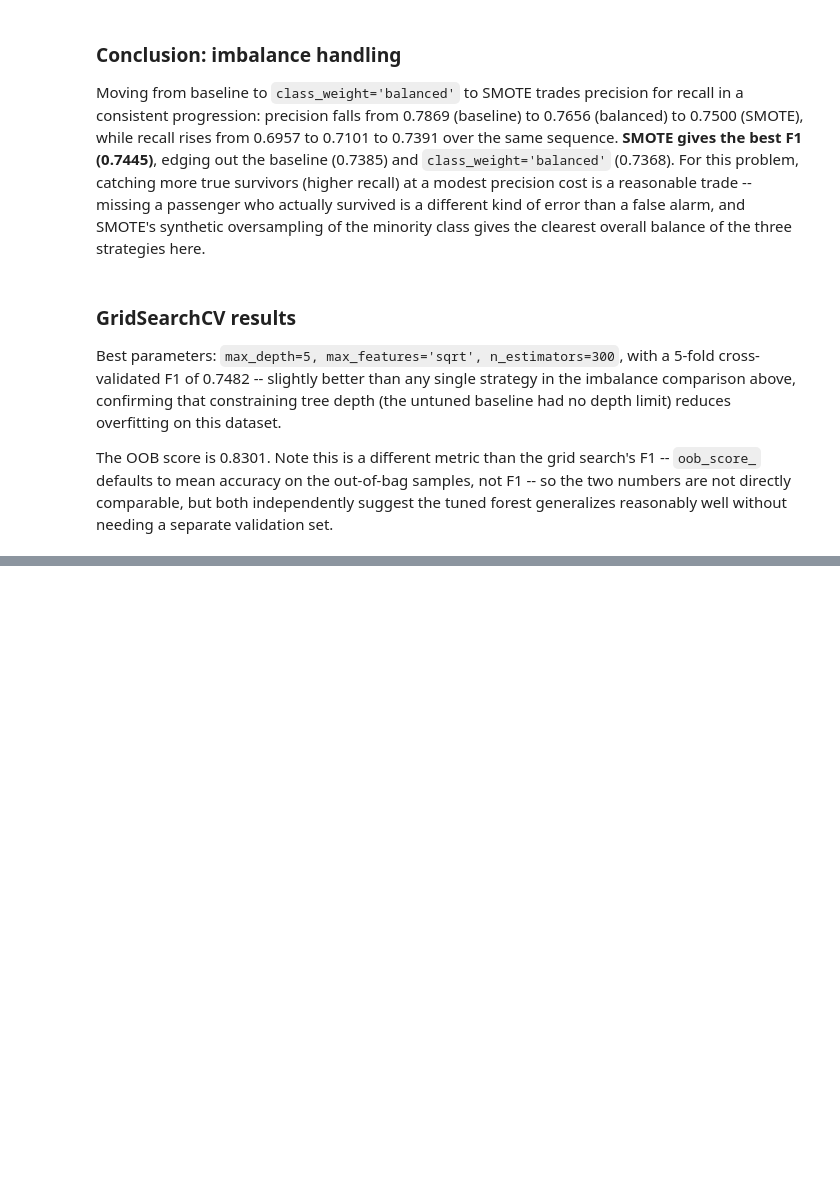
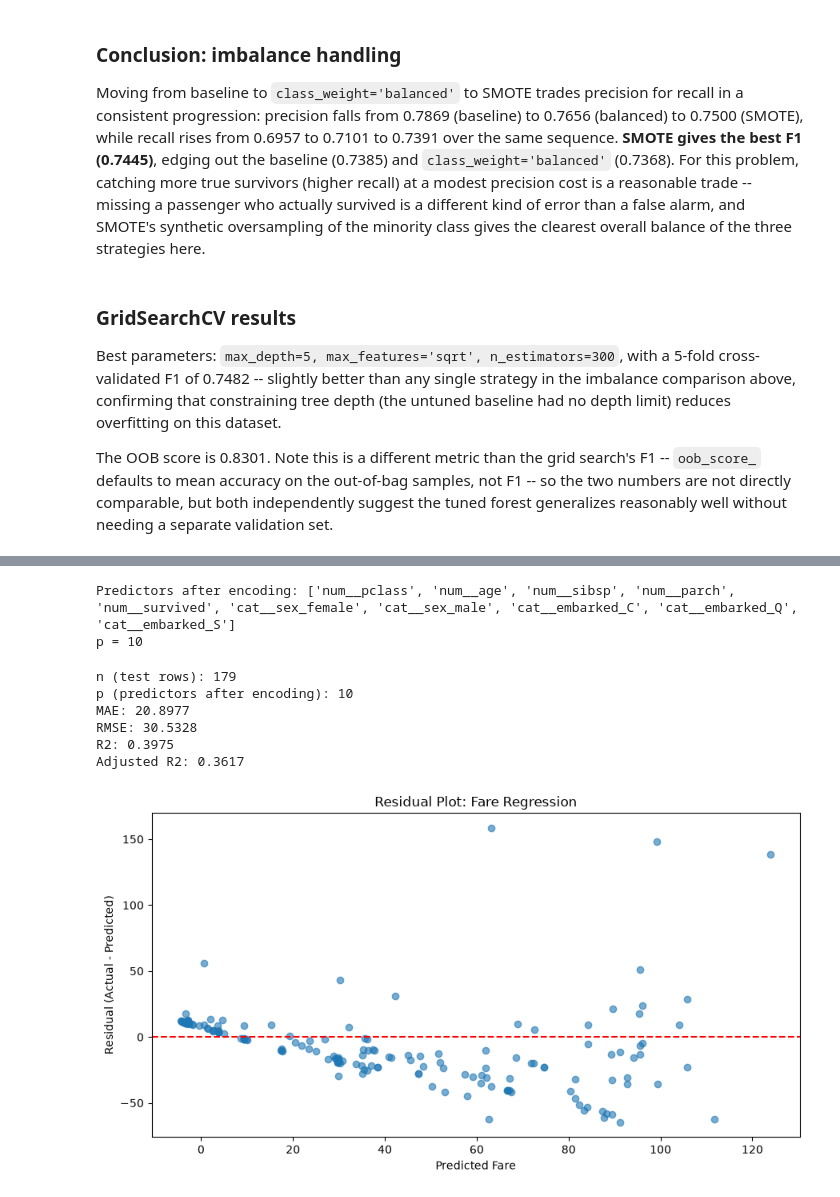
Before and after one commit to karanamsai1976-dotcom/zepto-data-ai-platform-capstone, a Jupyter notebook: analytics/02_modeling.ipynb, the cells around one changed output, grey strips where cells are left out. Cells and saved outputs as stored; diff of their text form; code cells hidden in the pictures; blank space fills up the shorter version.

Commit message:
Add fare regression sub-task: MAE/RMSE/R2/AdjR2 and heteroscedasticity verdict

```diff
--- a/analytics/02_modeling.ipynb
+++ b/analytics/02_modeling.ipynb
@@ -387,0 +395,79 @@ needing a separate validation set.
+# %%
+from sklearn.linear_model import LinearRegression
+
+X_reg = df_model.drop(columns=["fare"])
+y_reg = df_model["fare"]
+
+X_reg_train, X_reg_test, y_reg_train, y_reg_test = train_test_split(
+    X_reg, y_reg, test_size=0.2, random_state=42
+)
+
+numeric_features_reg = ["pclass", "age", "sibsp", "parch", "survived"]
+categorical_features_reg = ["sex", "embarked"]
+
+numeric_transformer_reg = Pipeline(steps=[
+    ("imputer", SimpleImputer(strategy="median")),
+    ("scaler", StandardScaler()),
+])
+categorical_transformer_reg = Pipeline(steps=[
+    ("imputer", SimpleImputer(strategy="most_frequent")),
+    ("encoder", OneHotEncoder(handle_unknown="ignore")),
+])
+
+preprocessor_reg = ColumnTransformer(transformers=[
+    ("num", numeric_transformer_reg, numeric_features_reg),
+    ("cat", categorical_transformer_reg, categorical_features_reg),
+])
+
+regression_pipeline = Pipeline(steps=[
+    ("preprocessor", preprocessor_reg),
+    ("regressor", LinearRegression()),
+])
+regression_pipeline.fit(X_reg_train, y_reg_train)
+
+y_reg_pred = regression_pipeline.predict(X_reg_test)
+
+feature_names_reg = regression_pipeline.named_steps["preprocessor"].get_feature_names_out()
+print("Predictors after encoding:", list(feature_names_reg))
+print("p =", len(feature_names_reg))
+# %% [output]
+Predictors after encoding: ['num__pclass', 'num__age', 'num__sibsp', 'num__parch', 'num__survived', 'cat__sex_female', 'cat__sex_male', 'cat__embarked_C', 'cat__embarked_Q', 'cat__embarked_S']
+p = 10
+# %%
+from sklearn.metrics import mean_absolute_error, mean_squared_error, r2_score
+
+n = len(y_reg_test)
+p = len(feature_names_reg)
+
+mae = mean_absolute_error(y_reg_test, y_reg_pred)
+rmse = mean_squared_error(y_reg_test, y_reg_pred) ** 0.5
+r2 = r2_score(y_reg_test, y_reg_pred)
+adj_r2 = 1 - (1 - r2) * (n - 1) / (n - p - 1)
+
+print(f"n (test rows): {n}")
+print(f"p (predictors after encoding): {p}")
+print(f"MAE: {mae:.4f}")
+print(f"RMSE: {rmse:.4f}")
+print(f"R2: {r2:.4f}")
+print(f"Adjusted R2: {adj_r2:.4f}")
+# %% [output]
+n (test rows): 179
+p (predictors after encoding): 10
+MAE: 20.8977
+RMSE: 30.5328
+R2: 0.3975
+Adjusted R2: 0.3617
+# %%
+residuals = y_reg_test - y_reg_pred
+
+plt.figure(figsize=(9, 5))
+plt.scatter(y_reg_pred, residuals, alpha=0.6)
+plt.axhline(0, color="red", linestyle="--")
+plt.xlabel("Predicted Fare")
+plt.ylabel("Residual (Actual - Predicted)")
+plt.title("Residual Plot: Fare Regression")
+plt.tight_layout()
+plt.savefig("charts/fare_regression_residuals.png", dpi=100)
+plt.show()
+# %% [output]
+[figure, added]
```
Also changed, not shown: parts of 2 cells of this notebook, 1 other file.
